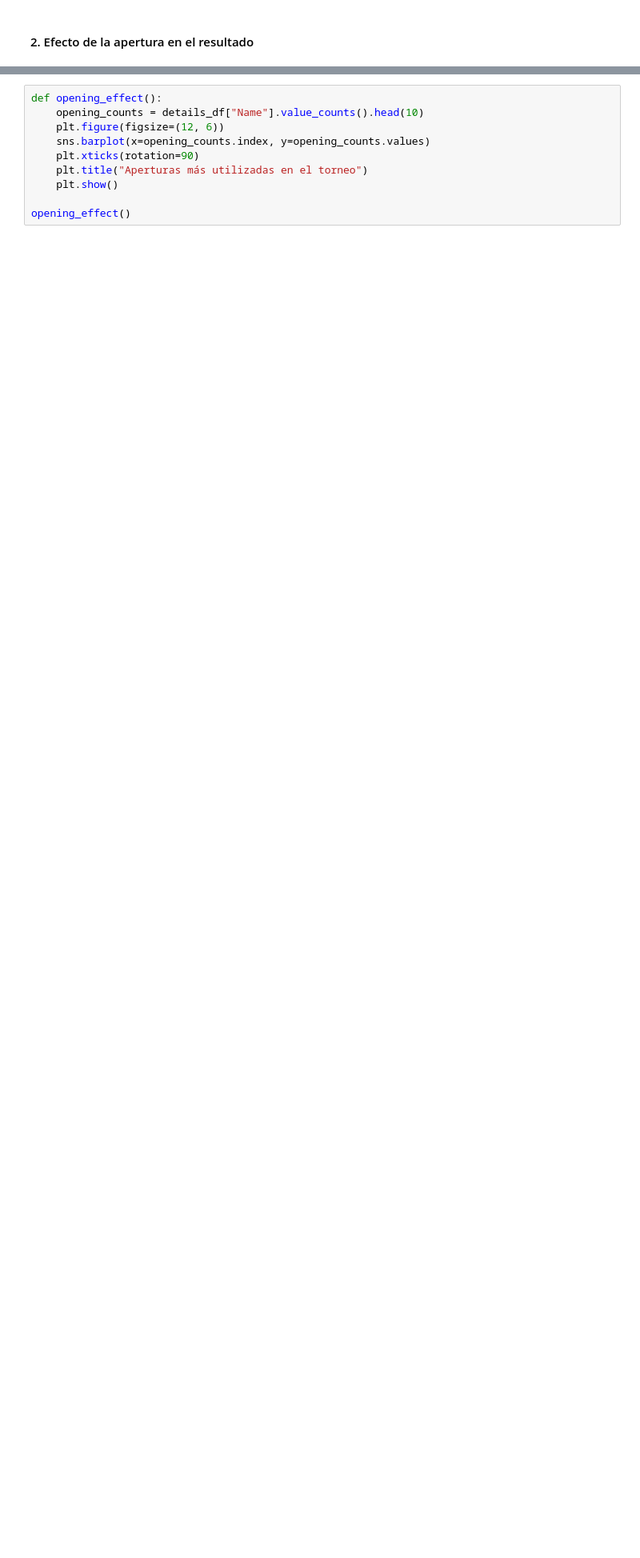
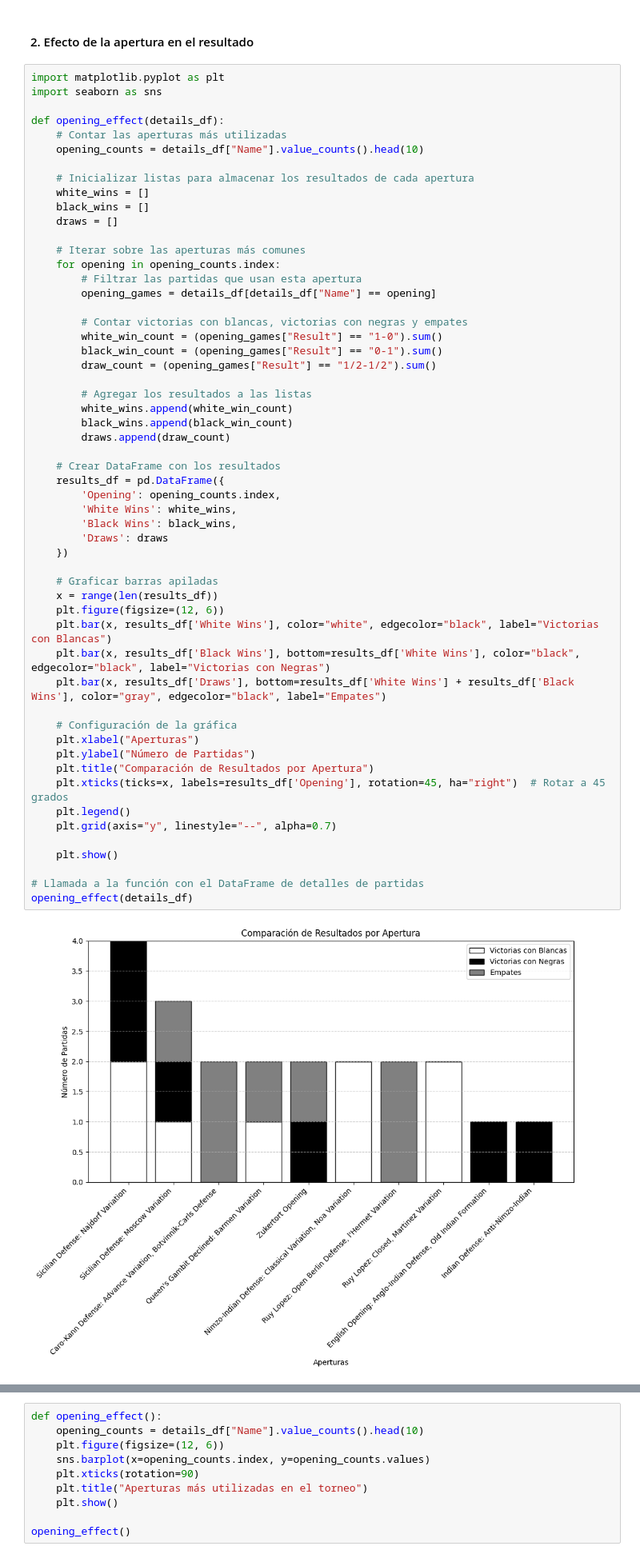
Before and after one commit to lunahernandez/ChessTournamentAnalysis, a Jupyter notebook: notebooks/Analysis.ipynb, the cells around one changed output, grey strips where cells are left out. Shown at 80% size. Drawn from its saved outputs; the diff is of its cells as text; blank space fills up the shorter version.

Commit message:
update graph 2

```diff
--- a/notebooks/Analysis.ipynb
+++ b/notebooks/Analysis.ipynb
@@ -81,3 +81,60 @@ player_performance()
 [figure]
 # %% [markdown]
 #### 2. Efecto de la apertura en el resultado
+# %%
+import matplotlib.pyplot as plt
+import seaborn as sns
+
+def opening_effect(details_df):
+    # Contar las aperturas más utilizadas
+    opening_counts = details_df["Name"].value_counts().head(10)
+
+    # Inicializar listas para almacenar los resultados de cada apertura
+    white_wins = []
+    black_wins = []
+    draws = []
+
+    # Iterar sobre las aperturas más comunes
+    for opening in opening_counts.index:
+        # Filtrar las partidas que usan esta apertura
+        opening_games = details_df[details_df["Name"] == opening]
+
+        # Contar victorias con blancas, victorias con negras y empates
+        white_win_count = (opening_games["Result"] == "1-0").sum()
+        black_win_count = (opening_games["Result"] == "0-1").sum()
+        draw_count = (opening_games["Result"] == "1/2-1/2").sum()
+
+        # Agregar los resultados a las listas
+        white_wins.append(white_win_count)
+        black_wins.append(black_win_count)
+        draws.append(draw_count)
+
+    # Crear DataFrame con los resultados
+    results_df = pd.DataFrame({
+        'Opening': opening_counts.index,
+        'White Wins': white_wins,
+        'Black Wins': black_wins,
+        'Draws': draws
+    })
+
+    # Graficar barras apiladas
+    x = range(len(results_df))
+    plt.figure(figsize=(12, 6))
+    plt.bar(x, results_df['White Wins'], color="white", edgecolor="black", label="Victorias con Blancas")
+    plt.bar(x, results_df['Black Wins'], bottom=results_df['White Wins'], color="black", edgecolor="black", label="Victorias con Negras")
+    plt.bar(x, results_df['Draws'], bottom=results_df['White Wins'] + results_df['Black Wins'], color="gray", edgecolor="black", label="Empates")
+
+    # Configuración de la gráfica
+    plt.xlabel("Aperturas")
+    plt.ylabel("Número de Partidas")
+    plt.title("Comparación de Resultados por Apertura")
+    plt.xticks(ticks=x, labels=results_df['Opening'], rotation=45, ha="right")  # Rotar a 45 grados
+    plt.legend()
+    plt.grid(axis="y", linestyle="--", alpha=0.7)
+
+    plt.show()
+
+# Llamada a la función con el DataFrame de detalles de partidas
+opening_effect(details_df)
+# %% [output]
+[figure, added]
```
Also changed, not shown: parts of 1 cell of this notebook.
